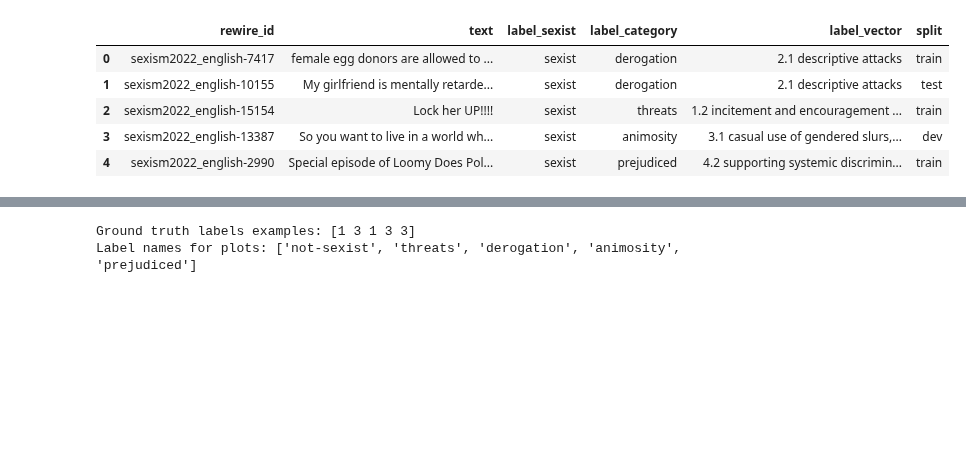
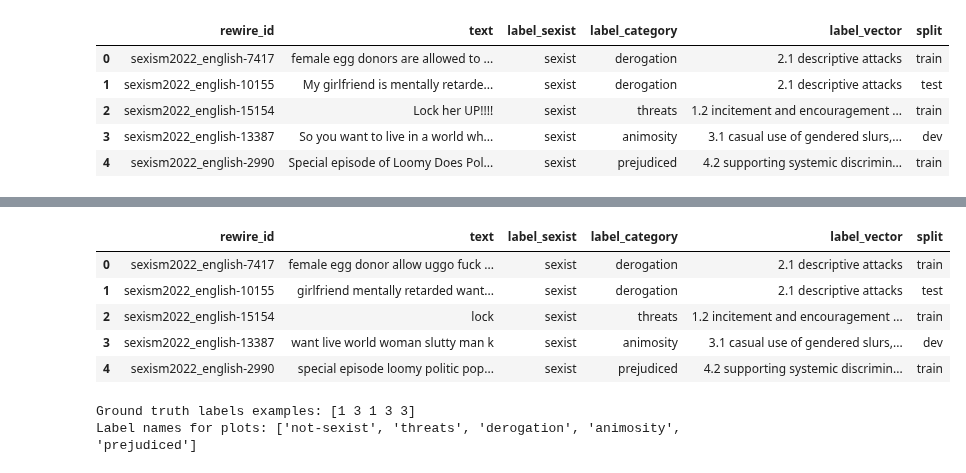
Before and after one commit to LuGorr/Sexist-Tweet-Detection, a Jupyter notebook: A2/Assignment_2.ipynb, the cells around one changed output, grey strips where cells are left out. Drawn from its saved outputs; the diff is of its cells as text; code cells hidden in the pictures; blank space fills up the shorter version.

Commit message:
feat: text cleaning on demonstrations dataset

```diff
--- a/A2/Assignment_2.ipynb
+++ b/A2/Assignment_2.ipynb
@@ -109,3 +130,55 @@ Name: count, dtype: int64
+# %%
+# Demonstrations dataset cleaning
+import re
+import emoji
+import spacy
+
+nlp = spacy.load("en_core_web_sm")
+
+# Regex patterns
+URL_PATTERN = r"http\S+|www\S+"
+MENTION_PATTERN = r"@\w+"
+HASHTAG_PATTERN = r"#\w+"
+NON_ALPHANUM = r"[^a-zA-Z\s]"
+
+def clean_text(text):
+    if not isinstance(text, str):
+        return ""
+
+    # Remove emoji
+    text = emoji.replace_emoji(text, replace="")
+
+    # Remove URLs, mentions, hashtags
+    text = re.sub(URL_PATTERN, "", text)
+    text = re.sub(MENTION_PATTERN, "", text)
+    text = re.sub(HASHTAG_PATTERN, "", text)
+
+    # Remove non-letters (punctuation, digits, symbols)
+    text = re.sub(NON_ALPHANUM, " ", text)
+
+    # Lowercase
+    text = text.lower()
+
+    # Lemmatize with spaCy + remove stopwords
+    doc = nlp(text)
+    tokens = [
+        token.lemma_
+        for token in doc
+        if not token.is_stop and token.lemma_.strip() != ""
+    ]
+
+    return " ".join(tokens)
+
+
+demonstrations_df["text"] = demonstrations_df["text"].apply(clean_text)
+demonstrations_df.head()
+# %% [output]
+|  | rewire_id | text | label_sexist | label_category | label_vector | split |
+| 0 | sexism2022_english-7417 | female egg donor allow uggo fuck ... | sexist | derogation | 2.1 descriptive attacks | train |
+| 1 | sexism2022_english-10155 | girlfriend mentally retarded want... | sexist | derogation | 2.1 descriptive attacks | test |
+| 2 | sexism2022_english-15154 | lock | sexist | threats | 1.2 incitement and encouragement ... | train |
+| 3 | sexism2022_english-13387 | want live world woman slutty man k | sexist | animosity | 3.1 casual use of gendered slurs,... | dev |
+| 4 | sexism2022_english-2990 | special episode loomy politic pop... | sexist | prejudiced | 4.2 supporting systemic discrimin... | train |
 # %%
 # Creating the ground truth labels from the test set into numeric format
 label_mapping = {
```
Also changed, not shown: parts of 4 cells of this notebook.
